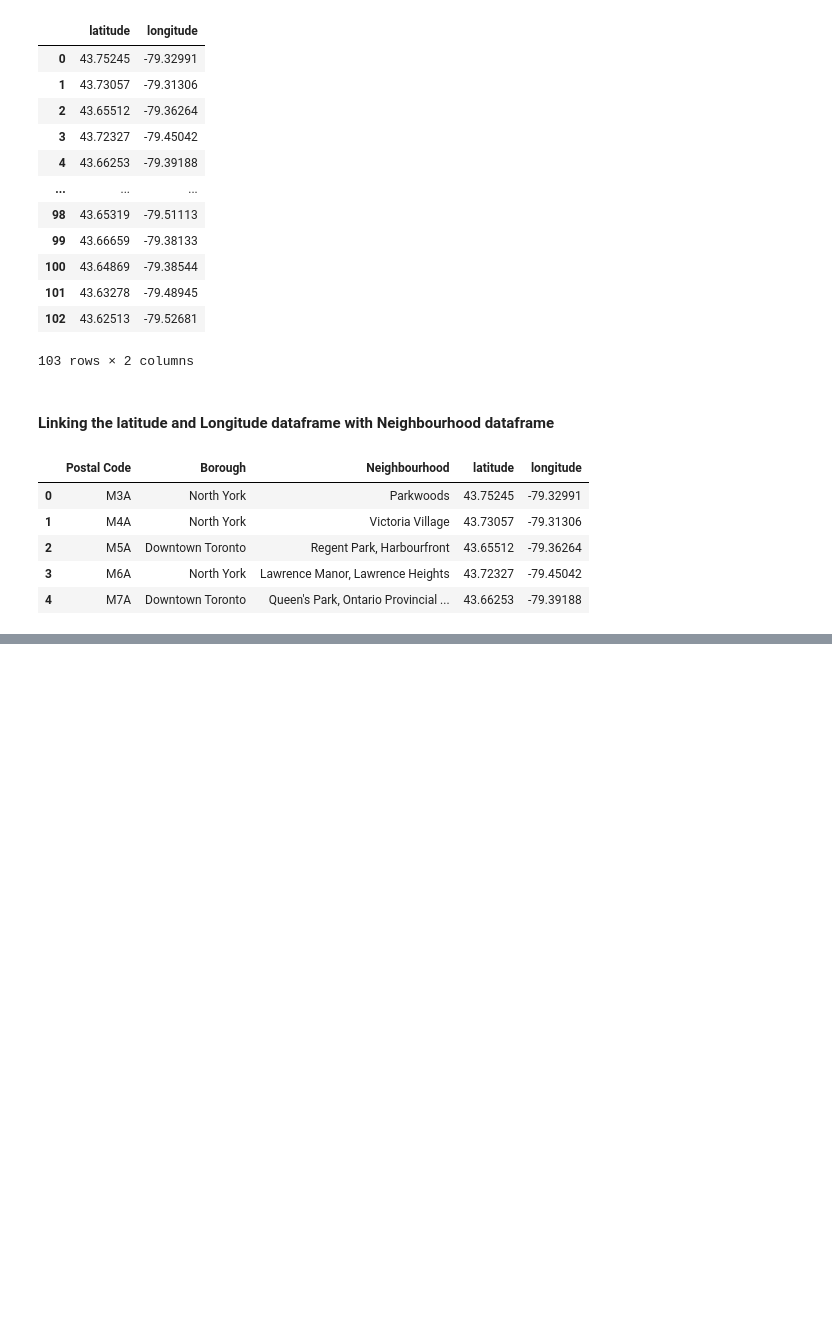
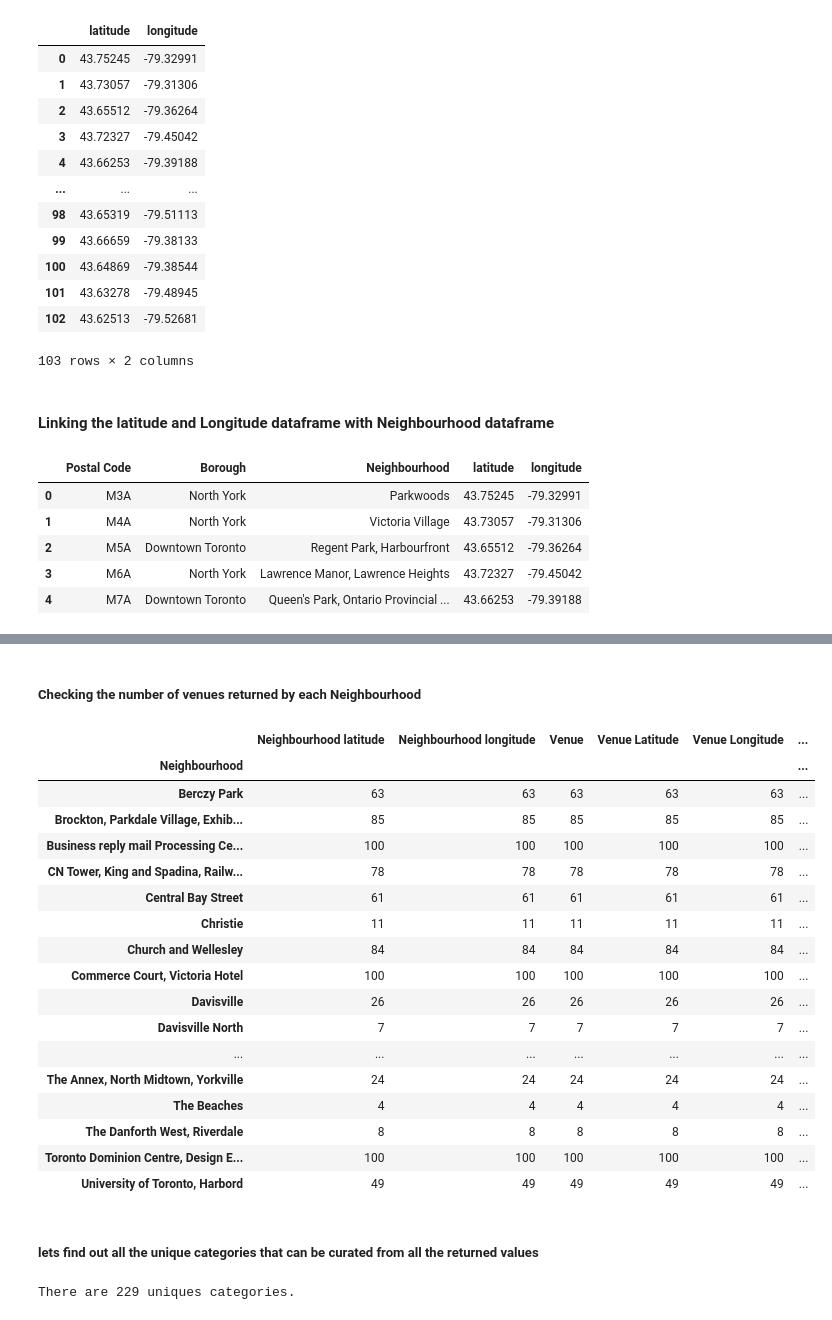
Before and after one commit to Fareeha72/Coursera_Capstones, a Jupyter notebook: Segmenting and Clustering Neighborhoods in Toronto.ipynb, the cells around one changed output, grey strips where cells are left out. Saved outputs shown, nothing was run; the diff lists cells and outputs as text; code cells hidden in the pictures; blank space fills up the shorter version.

```diff
--- a/Segmenting and Clustering Neighborhoods in Toronto.ipynb
+++ b/Segmenting and Clustering Neighborhoods in Toronto.ipynb
@@ -169,0 +285,9 @@ df_col.head()
+# %%
+neighbourhood_latitude = toronto_only_df.loc[3, 'latitude'] # neighborhood latitude value
+neighbourhood_longitude = toronto_only_df.loc[3, 'longitude'] # neighborhood longitude value
+
+neighbourhood_name = toronto_only_df.loc[3, 'Neighbourhood'] # neighborhood name
+
+print('Latitude and longitude values of {} are {}, {}.'.format(neighbourhood_name,
+                                                               neighbourhood_latitude,
+                                                               neighbourhood_longitude))
@@ -169,0 +318,3 @@ df_col.head()
+# %%
+results = requests.get(url).json()
+results
@@ -169,0 +466,29 @@ df_col.head()
+# %% [markdown]
+##### Checking the number of venues returned by each Neighbourhood
+# %%
+Toronto_venues.groupby('Neighbourhood').count()
+# %% [output]
+|  | Neighbourhood latitude | Neighbourhood longitude | Venue | Venue Latitude | Venue Longitude | ... |
+| Neighbourhood |  |  |  |  |  | ... |
+| Berczy Park | 63 | 63 | 63 | 63 | 63 | ... |
+| Brockton, Parkdale Village, Exhib... | 85 | 85 | 85 | 85 | 85 | ... |
+| Business reply mail Processing Ce... | 100 | 100 | 100 | 100 | 100 | ... |
+| CN Tower, King and Spadina, Railw... | 78 | 78 | 78 | 78 | 78 | ... |
+| Central Bay Street | 61 | 61 | 61 | 61 | 61 | ... |
+| Christie | 11 | 11 | 11 | 11 | 11 | ... |
+| Church and Wellesley | 84 | 84 | 84 | 84 | 84 | ... |
+| Commerce Court, Victoria Hotel | 100 | 100 | 100 | 100 | 100 | ... |
+| Davisville | 26 | 26 | 26 | 26 | 26 | ... |
+| Davisville North | 7 | 7 | 7 | 7 | 7 | ... |
+| ... | ... | ... | ... | ... | ... | ... |
+| The Annex, North Midtown, Yorkville | 24 | 24 | 24 | 24 | 24 | ... |
+| The Beaches | 4 | 4 | 4 | 4 | 4 | ... |
+| The Danforth West, Riverdale | 8 | 8 | 8 | 8 | 8 | ... |
+| Toronto Dominion Centre, Design E... | 100 | 100 | 100 | 100 | 100 | ... |
+| University of Toronto, Harbord | 49 | 49 | 49 | 49 | 49 | ... |
+# %% [markdown]
+##### lets find out all the unique categories that can be curated from all the returned values
+# %%
+print('There are {} uniques categories.'.format(len(Toronto_venues['Venue Category'].unique())))
+# %% [output]
+There are 229 uniques categories.
```
Also changed, not shown: parts of 62 cells of this notebook.
